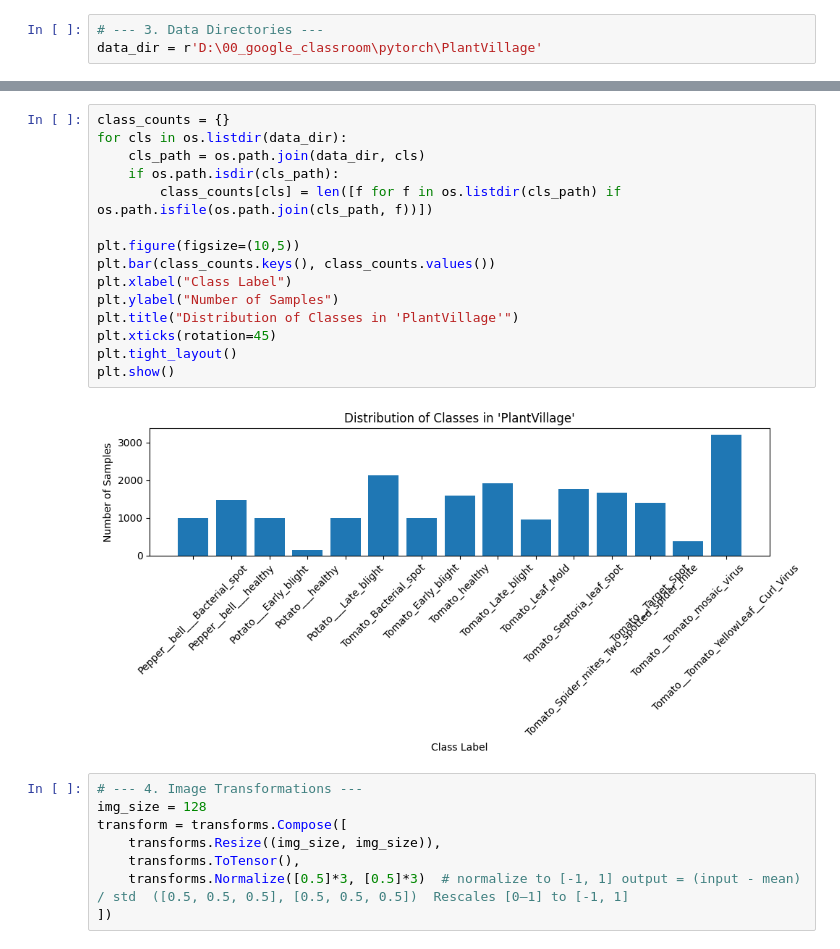
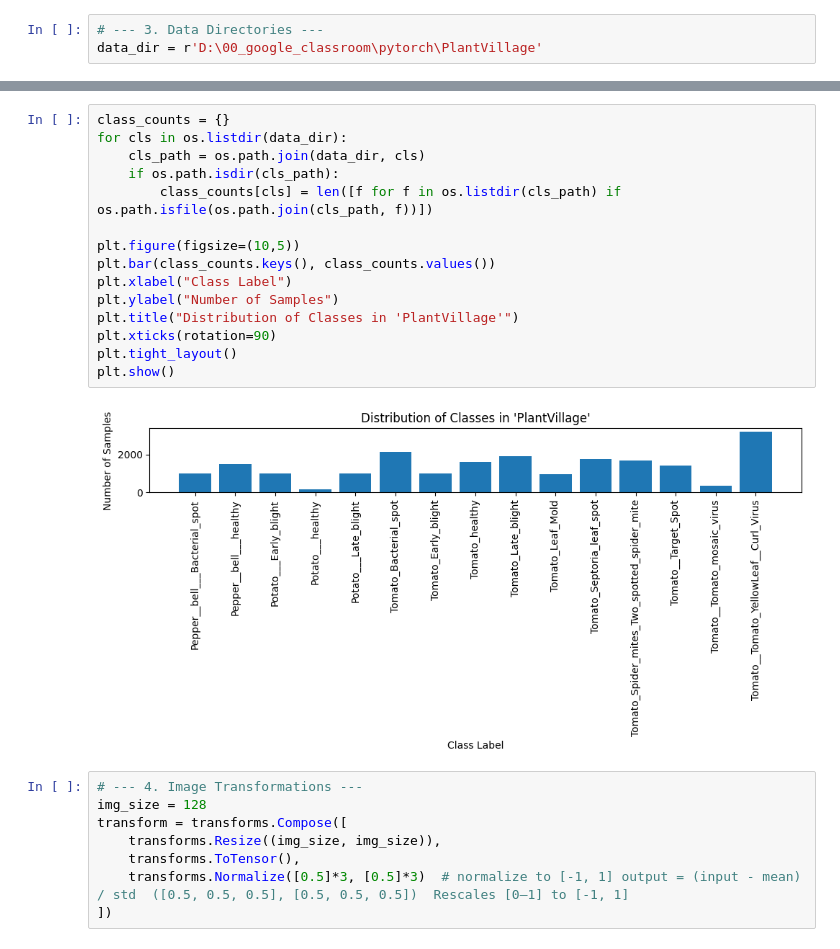
Before and after one commit to geommax/machinelearning.ai, a Jupyter notebook: 01_cnn_scratch/03_plant_diseases_classification_pytorch.ipynb, the cells around one changed output, grey strips where cells are left out. Cells and saved outputs as stored; diff of their text form.

```diff
--- a/01_cnn_scratch/03_plant_diseases_classification_pytorch.ipynb
+++ b/01_cnn_scratch/03_plant_diseases_classification_pytorch.ipynb
@@ -59,20 +59,20 @@ ModuleNotFoundError: No module named 'sklearn'
 # %%
 class_counts = {}
 for cls in os.listdir(data_dir):
     cls_path = os.path.join(data_dir, cls)
     if os.path.isdir(cls_path):
         class_counts[cls] = len([f for f in os.listdir(cls_path) if os.path.isfile(os.path.join(cls_path, f))])
 
 plt.figure(figsize=(10,5))
 plt.bar(class_counts.keys(), class_counts.values())
 plt.xlabel("Class Label")
 plt.ylabel("Number of Samples")
 plt.title("Distribution of Classes in 'PlantVillage'")
-plt.xticks(rotation=45)
+plt.xticks(rotation=90)
 plt.tight_layout()
 plt.show()
 # %% [output]
-[figure, old version]
+[figure, new version]
 # %%
 # --- 4. Image Transformations ---
 img_size = 128
```
Also changed, not shown: parts of 12 cells of this notebook.
